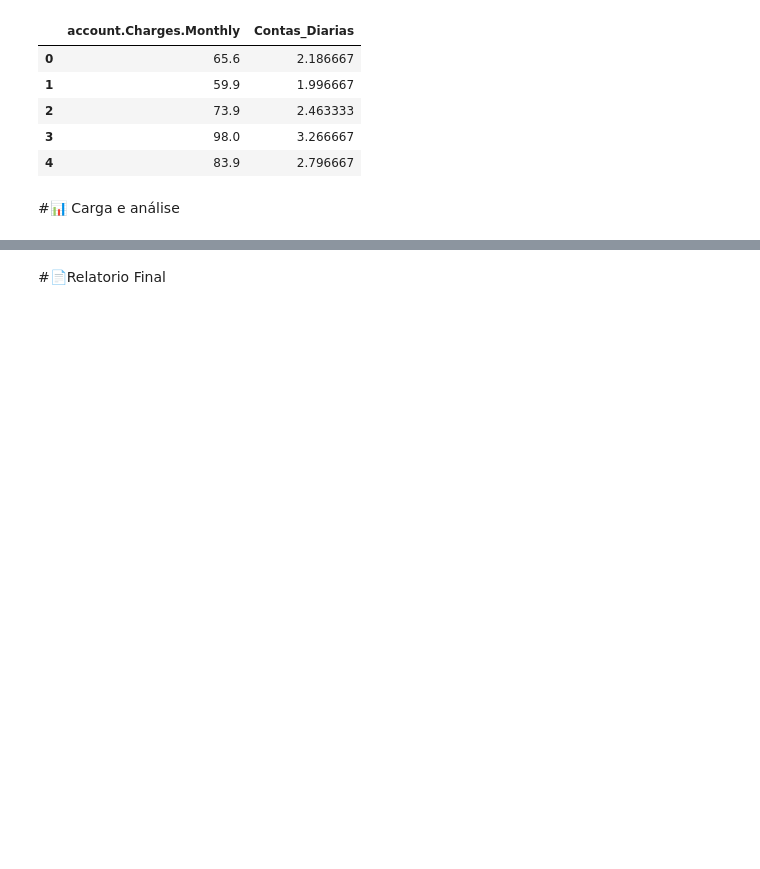
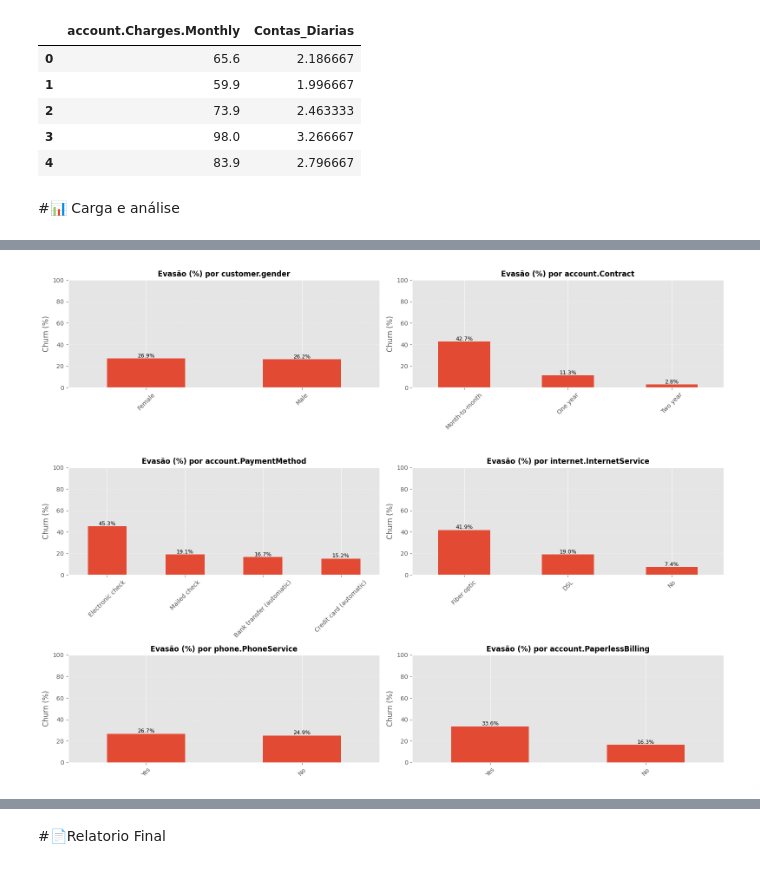
Before and after one commit to marceloBaumgratz/Challenge_TelecomX, a Jupyter notebook: notebooks/TelecomX_BR.ipynb, the cells around one changed output, grey strips where cells are left out. Cells and saved outputs as stored; diff of their text form; code cells hidden in the pictures; blank space fills up the shorter version.

```diff
--- a/notebooks/TelecomX_BR.ipynb
+++ b/notebooks/TelecomX_BR.ipynb
@@ -108,0 +158,41 @@ df[["account.Charges.Monthly", "Contas_Diarias"]].head()
+# %%
+plt.style.use("ggplot")
+
+variaveis_categoricas = [
+    "customer.gender",
+    "account.Contract",
+    "account.PaymentMethod",
+    "internet.InternetService",
+    "phone.PhoneService",
+    "account.PaperlessBilling"
+]
+
+fig, ax = plt.subplots(3, 2, figsize=(16, 12))
+ax = ax.flatten()
+
+for i, coluna in enumerate(variaveis_categoricas):
+    churn_cat = (
+        df.groupby(coluna)["Churn"]
+        .value_counts(normalize=True)
+        .unstack()
+        .fillna(0) * 100
+    )
+
+    churn_yes = churn_cat["Yes"].sort_values(ascending=False)
+
+    churn_yes.plot(kind="bar", ax=ax[i])
+
+    ax[i].set_title(f"Evasão (%) por {coluna}", fontsize=12, weight="bold")
+    ax[i].set_xlabel("")
+    ax[i].set_ylabel("Churn (%)")
+    ax[i].set_ylim(0, 100)
+    ax[i].grid(axis="y", linestyle="--", alpha=0.5)
+    ax[i].tick_params(axis="x", rotation=45)
+
+    for j, v in enumerate(churn_yes):
+      ax[i].text(j, v + 1, f"{v:.1f}%", ha="center", fontsize=9)
+
+plt.tight_layout()
+plt.show()
+# %% [output]
+[figure, added]
```
Also changed, not shown: parts of 9 cells of this notebook.
